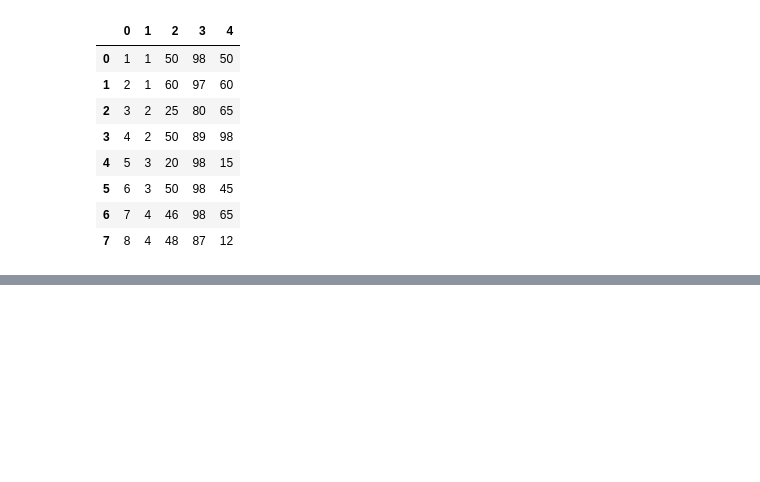
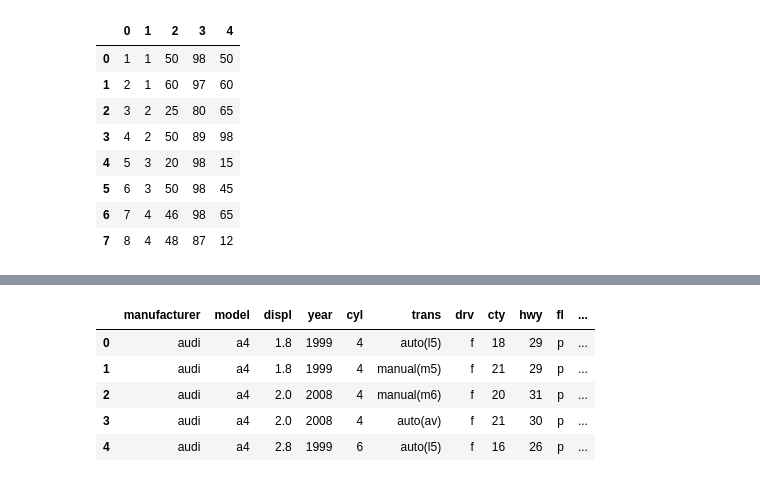
Before and after one commit to gun587330/-, a Jupyter notebook: Note.ipynb, the cells around one changed output, grey strips where cells are left out. Drawn from its saved outputs; the diff is of its cells as text; code cells hidden in the pictures; blank space fills up the shorter version.

```diff
--- a/Note.ipynb
+++ b/Note.ipynb
@@ -167,0 +267,11 @@ cf_exam
+# %%
+# mpg(mile per gallon)는 미국 환경 보호국에서 공개한 데이터로 1999~2008년 미국에 출시된 자동차 234종의 정보를 담고 있음.
+import pandas as pd
+mpg = pd.read_csv('mpg.csv') # mpg데이터 불러오기
+# %% [output]
+|  | manufacturer | model | displ | year | cyl | trans | drv | cty | hwy | fl | ... |
+| 0 | audi | a4 | 1.8 | 1999 | 4 | auto(l5) | f | 18 | 29 | p | ... |
+| 1 | audi | a4 | 1.8 | 1999 | 4 | manual(m5) | f | 21 | 29 | p | ... |
+| 2 | audi | a4 | 2.0 | 2008 | 4 | manual(m6) | f | 20 | 31 | p | ... |
+| 3 | audi | a4 | 2.0 | 2008 | 4 | auto(av) | f | 21 | 30 | p | ... |
+| 4 | audi | a4 | 2.8 | 1999 | 6 | auto(l5) | f | 16 | 26 | p | ... |
```
Also changed, not shown: parts of 16 cells of this notebook.
